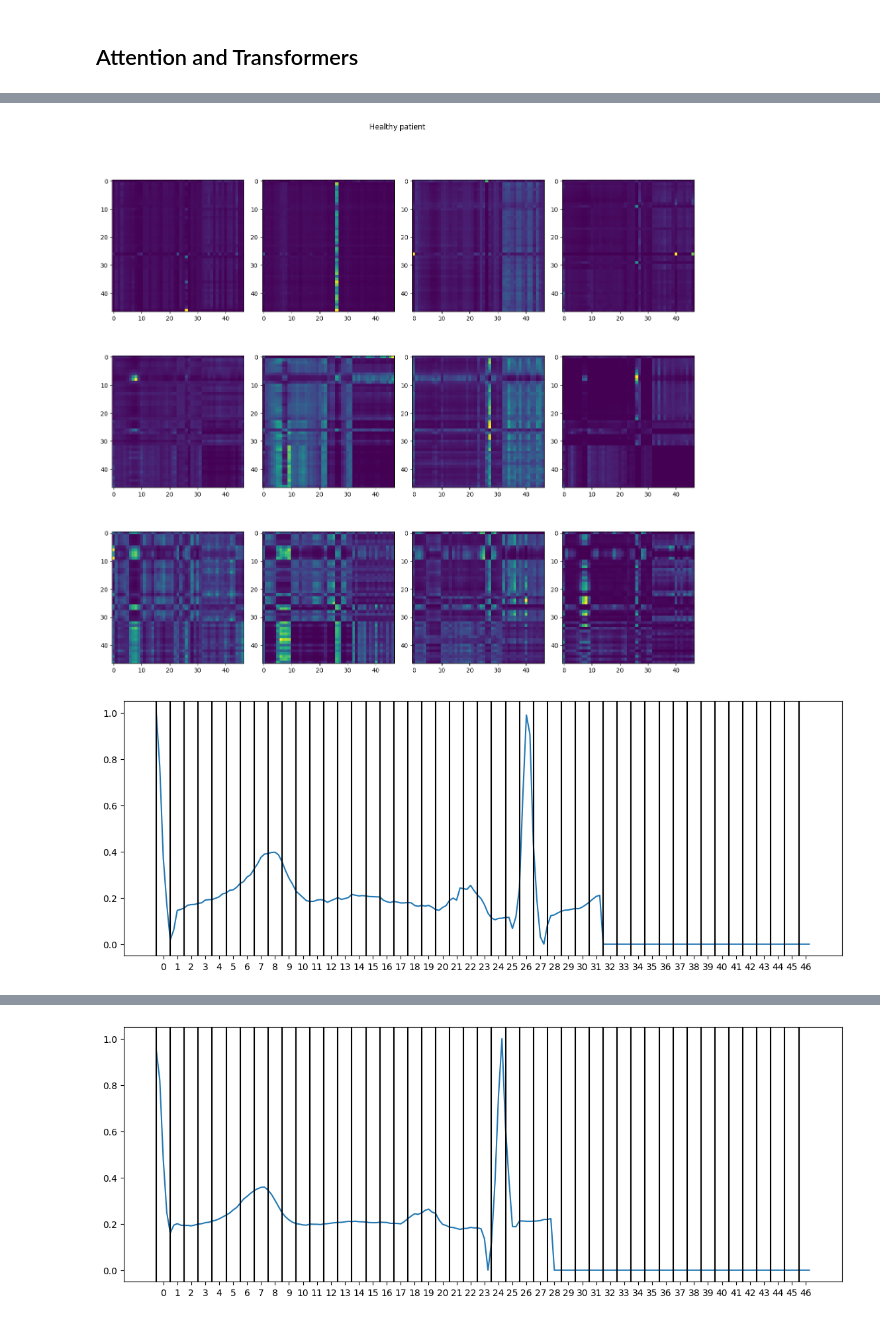
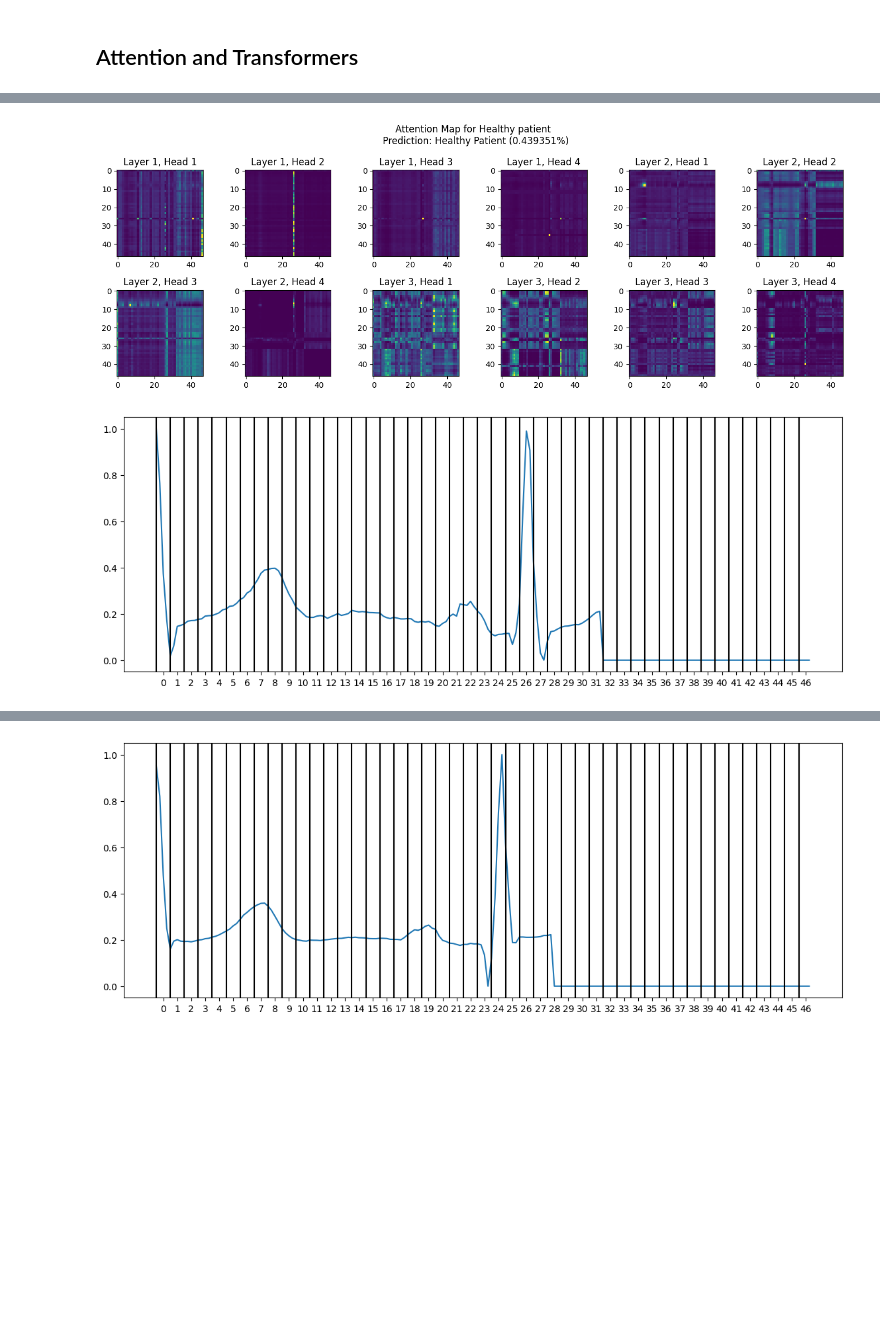
Before and after one commit to jlohunecke/ML4HC_project2, a Jupyter notebook: proj2_pt1.ipynb, the cells around one changed output, grey strips where cells are left out. Drawn from its saved outputs; the diff is of its cells as text; code cells hidden in the pictures; blank space fills up the shorter version.

Commit message:
feat: finalized attention maps

```diff
--- a/proj2_pt1.ipynb
+++ b/proj2_pt1.ipynb
@@ -713,9 +713,6 @@ def extract_selfattention_maps(transformer_encoder, x):
             x = transformer_encoder.layers[i](x,src_mask=None,src_key_padding_mask=None)
     return attn_logits_maps,attn_probs_maps
 # %%
-# Flatten the array for easy iteration
-axs = axs.flatten()
-
 healthy_patients = X_test_tensor_transformer[(y_test_tensor == 0).squeeze(1), :,:]
 diagnosed_patients = X_test_tensor_transformer[(y_test_tensor == 1).squeeze(1),:,:]
 
@@ -723,40 +720,56 @@ diagnosed_patients = X_test_tensor_transformer[(y_test_tensor == 1).squeeze(1),:
 for i in range(4):
     # Plot the data
     datapoint = None
     title = None
+
     if i < 2:
         datapoint = healthy_patients[i % 2,:,:].unsqueeze(0)
-        title = 'Healthy patient'
+        title = 'Attention Map for Healthy patient'
     else:
         datapoint = diagnosed_patients[i % 2,:,:].unsqueeze(0)
-        title = 'Patient with heart disease'
+        title = 'Attention Map for Patient with heart disease'
+
+    pred, _ = transformer(datapoint)
+    pred_label = None
+    if pred.item() < 0.5:
+        pred_label = "Healthy Patient"
+    else:
+        pred_label = "Diagnosed Patient"
+
+    subtitle = f"Prediction: {pred_label} ({pred.item()*100:4f}%)"
+
+    fig, axs = plt.subplots(int(total_heads/num_cols), num_cols, figsize=(14, 5))
+    fig.suptitle(f"{title} \n {subtitle}")
 
     # Set x ticks in 3 equidistant positions
     self_attention_maps_logits, self_attention_maps_probs = extract_selfattention_maps(transformer.transformer_encoder, transformer.embed(datapoint))
-    fig, axs = plt.subplots(3, 4, figsize=(14, 14))
-    fig.suptitle(title)
+    num_cols = 6
+    total_heads = 12
 
-    for i, map in enumerate(self_attention_maps_probs):
+    for i, attention_map in enumerate(self_attention_maps_probs):
         for j in range(4):
-            axs[i,j].imshow(map[0,j,:,:].detach().cpu().numpy())
+            index = int(i*4 + j)
+            layout_index = index // num_cols, index % num_cols
+            axs[layout_index].imshow(attention_map[0,j,:,:].detach().cpu().numpy())
+            axs[layout_index].set_title(f'Layer {i + 1}, Head {j + 1}')
 
         plt.tight_layout()
 
     plt.show()
 
     fig = plt.figure(figsize=(14, 5))
     plt.plot(datapoint.view(-1).detach().cpu().numpy())
 
     window_size = 4
 
     map = self_attention_maps_probs[0][0,]
 
-    for i in range(0, X_train_tensor_transformer.shape[1] * window_size, window_size):
+    for i in range(0, datapoint.shape[1] * window_size, window_size):
         plt.axvline(i, color='black')
 
-    plt.xticks([i*window_size + 2 for i in range(X_train_tensor_transformer.shape[1])], labels = [i for i in range(X_train_tensor_transformer.shape[1])])
+    plt.xticks([i*window_size + 2 for i in range(datapoint.shape[1])], labels = [i for i in range(datapoint.shape[1])])
 
     plt.show()
 # %% [output]
-[figure, old version]
+[figure, new version]
 [figure]
```
Also changed, not shown: parts of 3 cells of this notebook, 10 other files.
